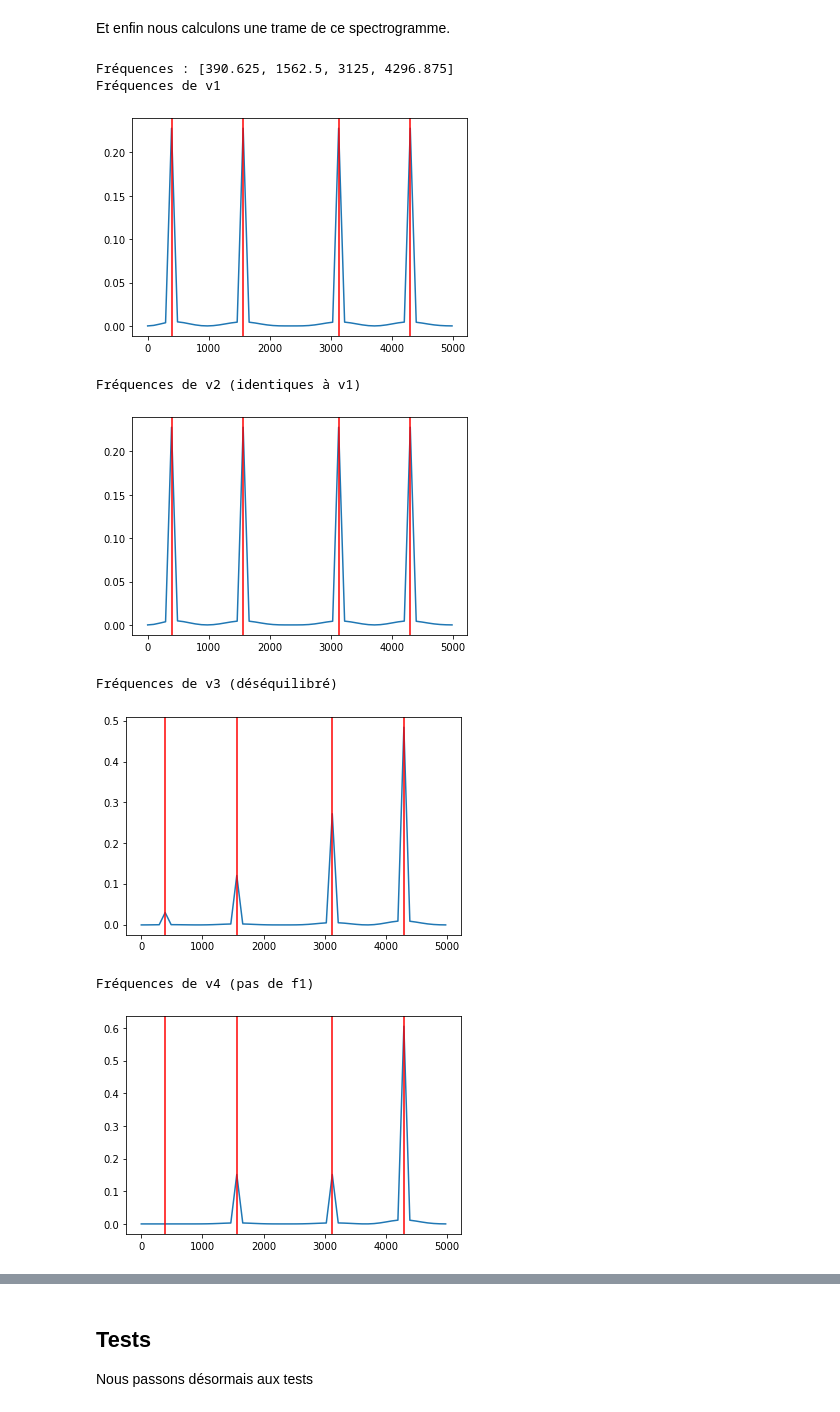
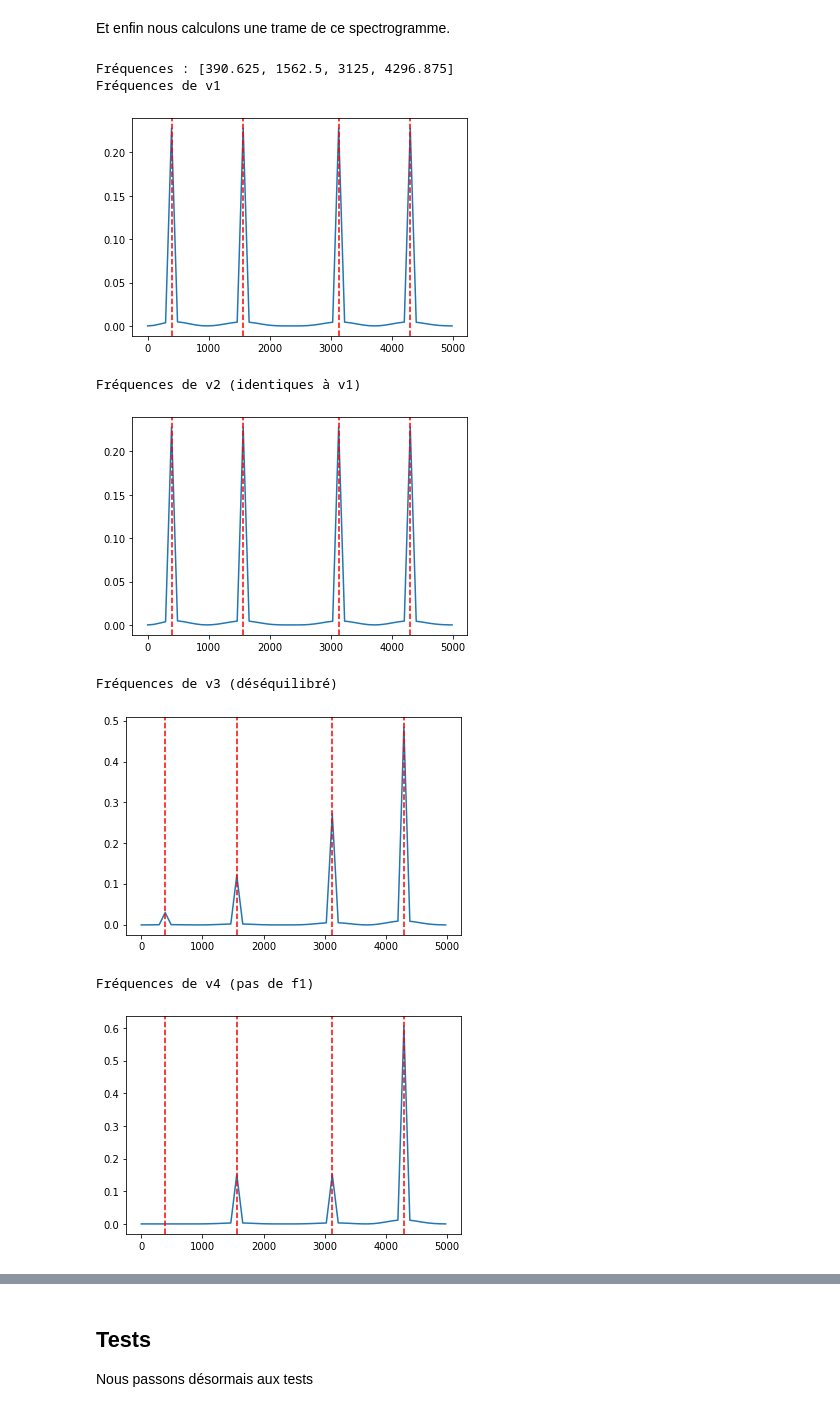
Before and after one commit to MaximeCaute/TraitementSignauxEEG, a Jupyter notebook: Notebooks/TestsSolveurTransportOptimal.ipynb, the cells around one changed output, grey strips where cells are left out. Saved outputs shown, nothing was run; the diff lists cells and outputs as text; code cells hidden in the pictures.

```diff
--- a/Notebooks/TestsSolveurTransportOptimal.ipynb
+++ b/Notebooks/TestsSolveurTransportOptimal.ipynb
@@ -313,44 +313,44 @@ v6 = normalize_trame(S6[:,N//2])
 
 print("Fréquences :", base_freqs)
 
 print("Fréquences de v1")
 plt.plot(f,v1)
 for freq in base_freqs:
-    plt.axvline(freq, color = "red")
+    plt.axvline(freq, color = "red", linestyle = "--")
 plt.show()
 print("Fréquences de v2 (identiques à v1)")
 plt.plot(f,v2)
 for freq in base_freqs:
-    plt.axvline(freq, color = "red")
+    plt.axvline(freq, color = "red", linestyle = "--")
 plt.show()
 print("Fréquences de v3 (déséquilibré)")
 plt.plot(f,v3)
 for freq in base_freqs:
-    plt.axvline(freq, color = "red")
+    plt.axvline(freq, color = "red", linestyle = "--")
 plt.show()
 print("Fréquences de v4 (pas de f1)")
 plt.plot(f,v4)
 for freq in base_freqs:
-    plt.axvline(freq, color = "red")
+    plt.axvline(freq, color = "red", linestyle = "--")
 plt.show()
 print("Fréquences de v5 (bruit)")
 plt.plot(f,v5)
 for freq in base_freqs:
-    plt.axvline(freq, color = "red")
+    plt.axvline(freq, color = "red", linestyle = "--")
 plt.show()
 print("Fréquences de v6 (signal étranger)")
 plt.plot(f,v6)
 for freq in base_freqs:
-    plt.axvline(freq, color = "red")
+    plt.axvline(freq, color = "red", linestyle = "--")
 plt.show()
 # %% [output]
 Fréquences : [390.625, 1562.5, 3125, 4296.875]
 Fréquences de v1
-[figure, old version]
+[figure, new version]
 Fréquences de v2 (identiques à v1)
-[figure, old version]
+[figure, new version]
 Fréquences de v3 (déséquilibré)
-[figure, old version]
+[figure, new version]
 Fréquences de v4 (pas de f1)
-[figure, old version]
+[figure, new version]
 Fréquences de v5 (bruit)
```
Also changed, not shown: parts of 12 cells of this notebook.
